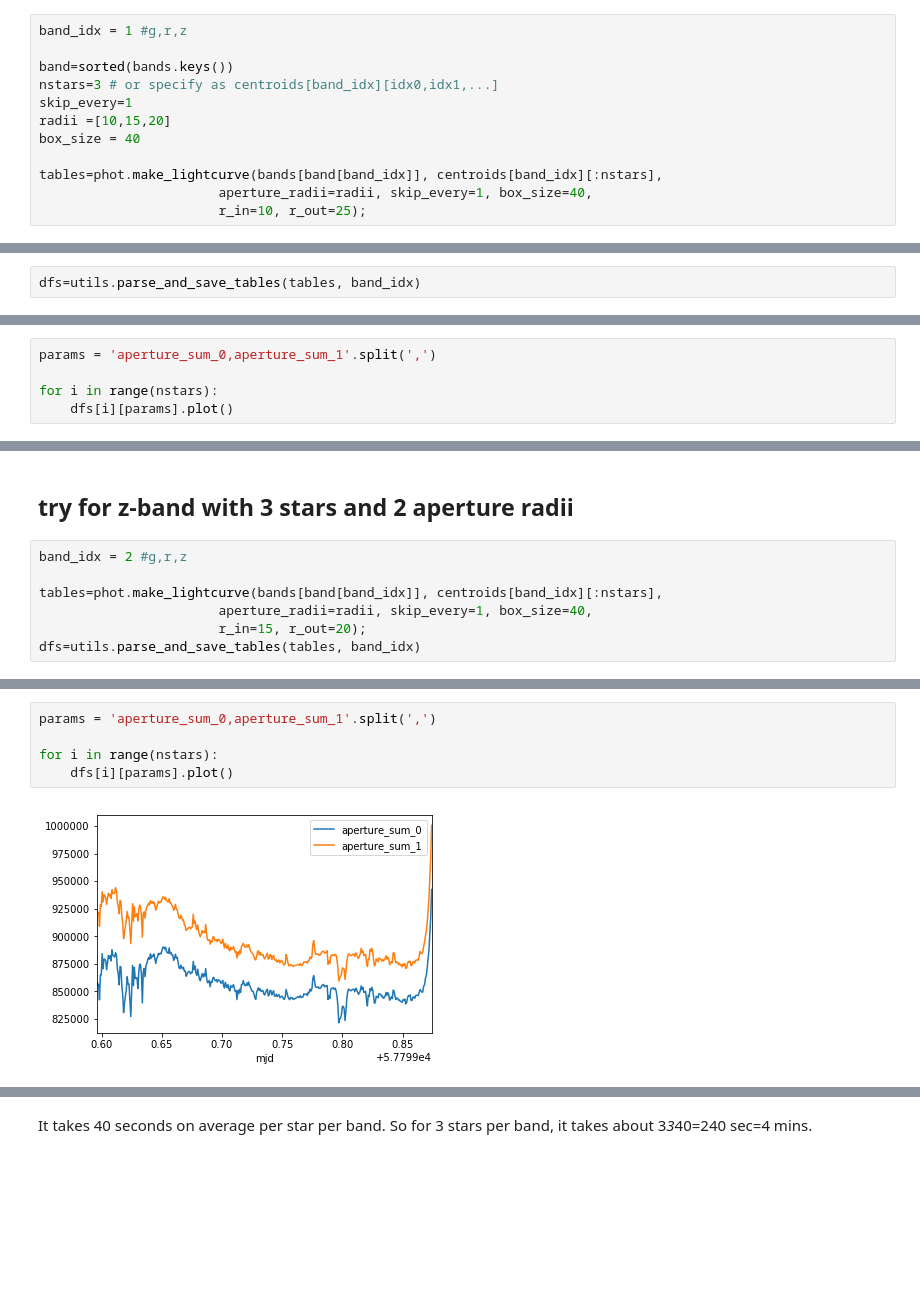
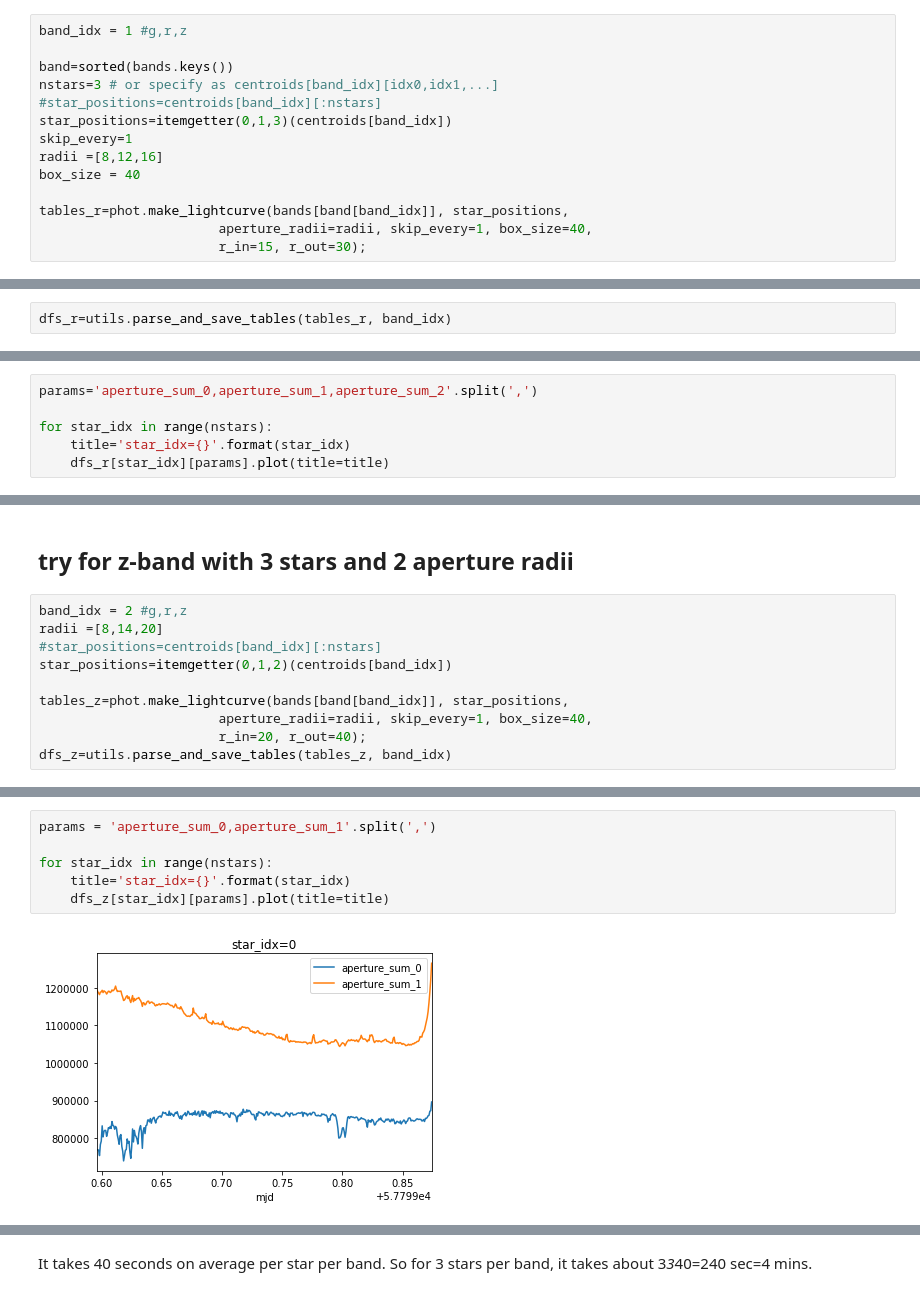
Before and after one commit to jpdeleon/moscatel, a Jupyter notebook: notebook/HAT-P-44 b photometry optimization (all bands without code).ipynb, the cells around one changed output, grey strips where cells are left out. Saved outputs shown, nothing was run; the diff lists cells and outputs as text; blank space fills up the shorter version.

```diff
--- a/notebook/HAT-P-44 b photometry optimization (all bands without code).ipynb
+++ b/notebook/HAT-P-44 b photometry optimization (all bands without code).ipynb
@@ -169,13 +183,15 @@ band_idx = 1 #g,r,z
 
 band=sorted(bands.keys())
 nstars=3 # or specify as centroids[band_idx][idx0,idx1,...]
+#star_positions=centroids[band_idx][:nstars]
+star_positions=itemgetter(0,1,3)(centroids[band_idx])
 skip_every=1
-radii =[10,15,20]
+radii =[8,12,16]
 box_size = 40
 
-tables=phot.make_lightcurve(bands[band[band_idx]], centroids[band_idx][:nstars],
+tables_r=phot.make_lightcurve(bands[band[band_idx]], star_positions,
                        aperture_radii=radii, skip_every=1, box_size=40,
-                       r_in=10, r_out=25);
+                       r_in=15, r_out=30);
 # %% [output]
 performing aperture photometry on 3 stars
 
@@ -189,6 +205,6 @@ initial centroid: (713.03279888873192, 755.2944035162152)
 ---------Done---------
 # %%
-dfs=utils.parse_and_save_tables(tables, band_idx)
+dfs_r=utils.parse_and_save_tables(tables_r, band_idx)
 # %% [output]
 saved:
 data/phot_rband_star0.csv
@@ -210,6 +245,7 @@ ref=dfs[0][param]
 # %%
-params = 'aperture_sum_0,aperture_sum_1'.split(',')
+params='aperture_sum_0,aperture_sum_1,aperture_sum_2'.split(',')
 
-for i in range(nstars):
-    dfs[i][params].plot()
+for star_idx in range(nstars):
+    title='star_idx={}'.format(star_idx)
+    dfs_r[star_idx][params].plot(title=title)
 # %% [output]
@@ -220,11 +256,14 @@ for i in range(nstars):
 ## try for z-band with 3 stars and 2 aperture radii
 # %%
 band_idx = 2 #g,r,z
+radii =[8,14,20]
+#star_positions=centroids[band_idx][:nstars]
+star_positions=itemgetter(0,1,2)(centroids[band_idx])
 
-tables=phot.make_lightcurve(bands[band[band_idx]], centroids[band_idx][:nstars],
+tables_z=phot.make_lightcurve(bands[band[band_idx]], star_positions,
                        aperture_radii=radii, skip_every=1, box_size=40,
-                       r_in=15, r_out=20);
-dfs=utils.parse_and_save_tables(tables, band_idx)
+                       r_in=20, r_out=40);
+dfs_z=utils.parse_and_save_tables(tables_z, band_idx)
 # %% [output]
 performing aperture photometry on 3 stars
 
@@ -245,7 +312,8 @@ data/phot_z_sband_star2.csv
 # %%
 params = 'aperture_sum_0,aperture_sum_1'.split(',')
 
-for i in range(nstars):
-    dfs[i][params].plot()
+for star_idx in range(nstars):
+    title='star_idx={}'.format(star_idx)
+    dfs_z[star_idx][params].plot(title=title)
 # %% [output]
-[figure, old version]
+[figure, new version]
```
Also changed, not shown: parts of 24 cells of this notebook, 12 other files.
